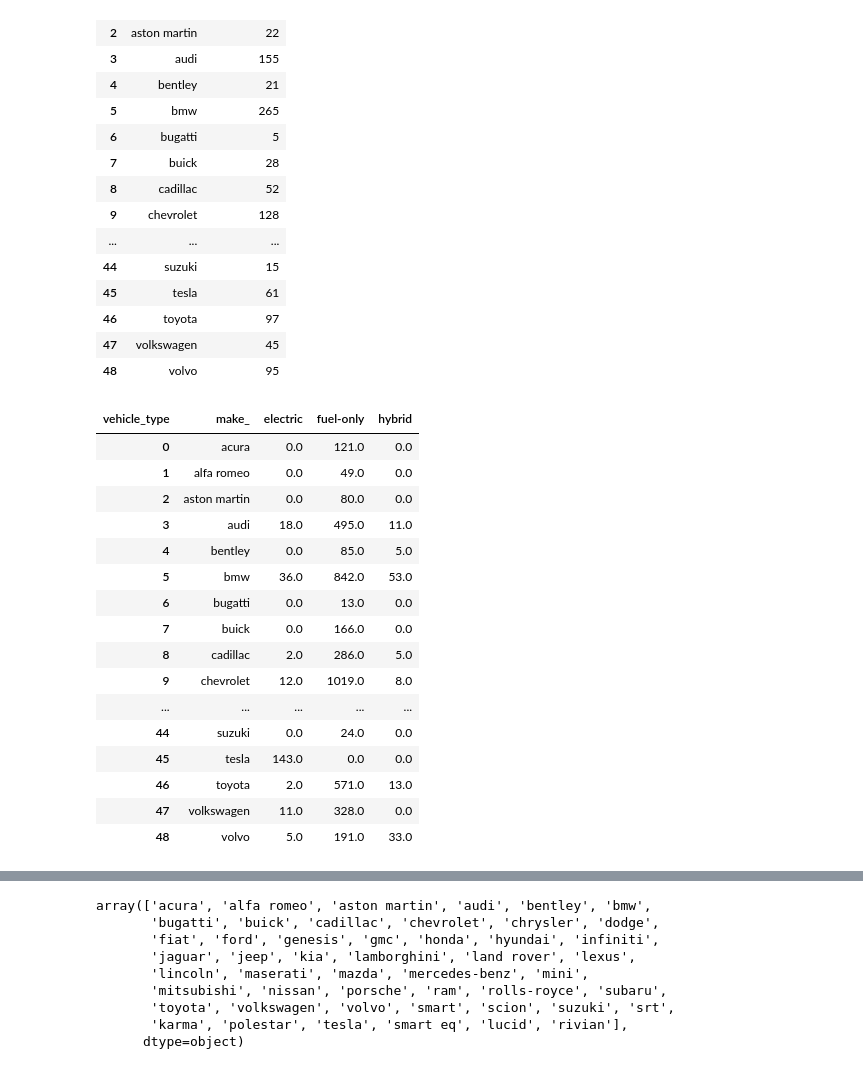
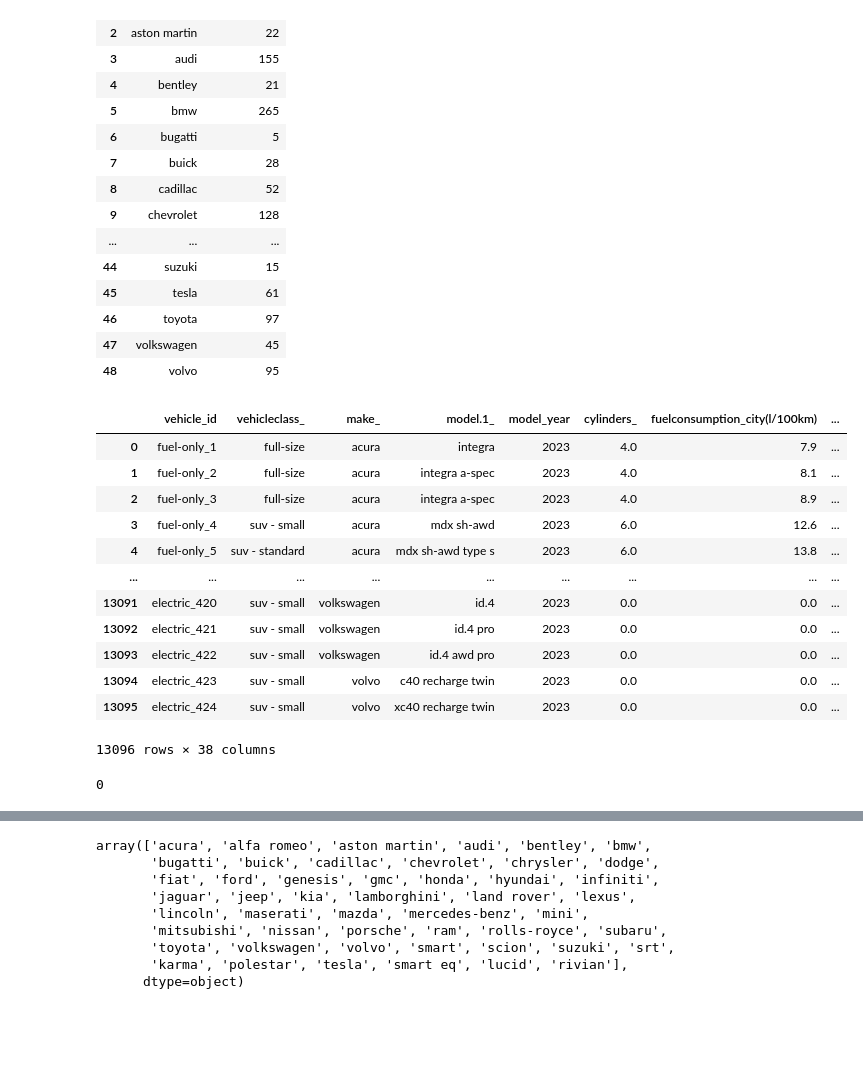
Before and after one commit to lfunderburk/fuel-electric-hybrid-vehicle-ml, a Jupyter notebook: src/visualization/dash-app-vis.ipynb, the cells around one changed output, grey strips where cells are left out. Saved outputs shown, nothing was run; the diff lists cells and outputs as text; code cells hidden in the pictures; blank space fills up the shorter version.

```diff
--- a/src/visualization/dash-app-vis.ipynb
+++ b/src/visualization/dash-app-vis.ipynb
@@ -39,26 +39,19 @@ total_models_df
 | 46 | toyota | 97 |
 | 47 | volkswagen | 45 |
 | 48 | volvo | 95 |
-# %%
-vehicle_type_count = master_df.groupby('make_')['vehicle_type'].value_counts().unstack().reset_index().fillna(0)
-
-# Display the dataframe
-vehicle_type_count
-# %% [output]
-| vehicle_type | make_ | electric | fuel-only | hybrid |
-| 0 | acura | 0.0 | 121.0 | 0.0 |
-| 1 | alfa romeo | 0.0 | 49.0 | 0.0 |
-| 2 | aston martin | 0.0 | 80.0 | 0.0 |
-| 3 | audi | 18.0 | 495.0 | 11.0 |
-| 4 | bentley | 0.0 | 85.0 | 5.0 |
-| 5 | bmw | 36.0 | 842.0 | 53.0 |
-| 6 | bugatti | 0.0 | 13.0 | 0.0 |
-| 7 | buick | 0.0 | 166.0 | 0.0 |
-| 8 | cadillac | 2.0 | 286.0 | 5.0 |
-| 9 | chevrolet | 12.0 | 1019.0 | 8.0 |
-| ... | ... | ... | ... | ... |
-| 44 | suzuki | 0.0 | 24.0 | 0.0 |
-| 45 | tesla | 143.0 | 0.0 | 0.0 |
-| 46 | toyota | 2.0 | 571.0 | 13.0 |
-| 47 | volkswagen | 11.0 | 328.0 | 0.0 |
-| 48 | volvo | 5.0 | 191.0 | 33.0 |
+# %%
+master_df
+# %% [output]
+|  | vehicle_id | vehicleclass_ | make_ | model.1_ | model_year | cylinders_ | fuelconsumption_city(l/100km) | ... |
+| 0 | fuel-only_1 | full-size | acura | integra | 2023 | 4.0 | 7.9 | ... |
+| 1 | fuel-only_2 | full-size | acura | integra a-spec | 2023 | 4.0 | 8.1 | ... |
+| 2 | fuel-only_3 | full-size | acura | integra a-spec | 2023 | 4.0 | 8.9 | ... |
+| 3 | fuel-only_4 | suv - small | acura | mdx sh-awd | 2023 | 6.0 | 12.6 | ... |
+| 4 | fuel-only_5 | suv - standard | acura | mdx sh-awd type s | 2023 | 6.0 | 13.8 | ... |
+| ... | ... | ... | ... | ... | ... | ... | ... | ... |
+| 13091 | electric_420 | suv - small | volkswagen | id.4 | 2023 | 0.0 | 0.0 | ... |
+| 13092 | electric_421 | suv - small | volkswagen | id.4 pro | 2023 | 0.0 | 0.0 | ... |
+| 13093 | electric_422 | suv - small | volkswagen | id.4 awd pro | 2023 | 0.0 | 0.0 | ... |
+| 13094 | electric_423 | suv - small | volvo | c40 recharge twin | 2023 | 0.0 | 0.0 | ... |
+| 13095 | electric_424 | suv - small | volvo | xc40 recharge twin | 2023 | 0.0 | 0.0 | ... |
+13096 rows × 38 columns
@@ -65,3 +67,11 @@ vehicle_type_count
+# %%
+# count total number of electric vehicles
+electric_vehicles = master_df[master_df['fuel_type'] == 'Electricity']
+electric_vehicles_count = electric_vehicles['fuel_type'].count()
+
+electric_vehicles_count
+# %% [output]
+0
 # %%
 make_total_avg_score_u = pd.DataFrame(master_df.groupby(["make_"])['predicted_co2_rating'].mean()).reset_index().rename(columns={'predicted_co2_rating':'avg_predicted_co2_rating_by_make'})
 
```
Also changed, not shown: parts of 5 cells of this notebook, 1 other file.
